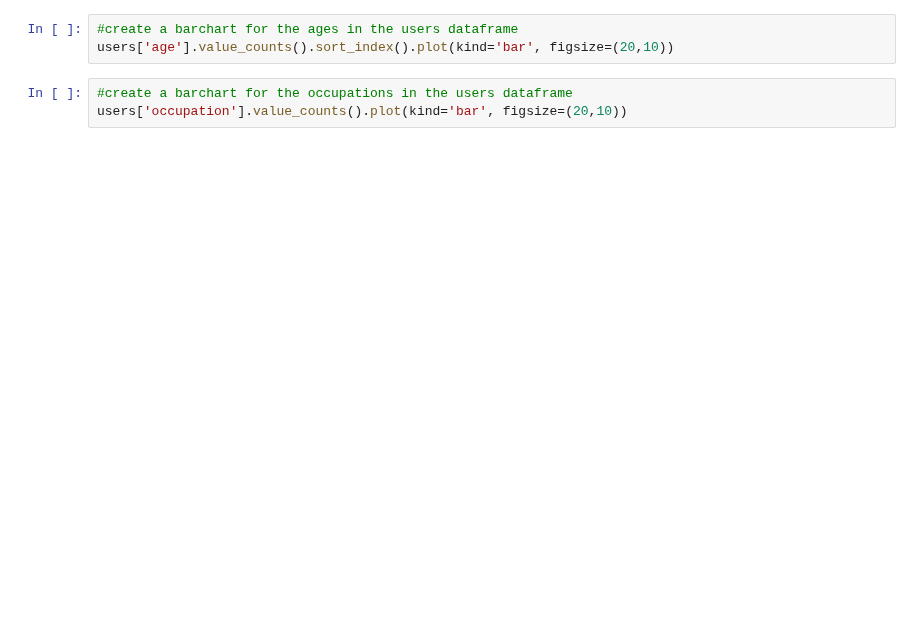
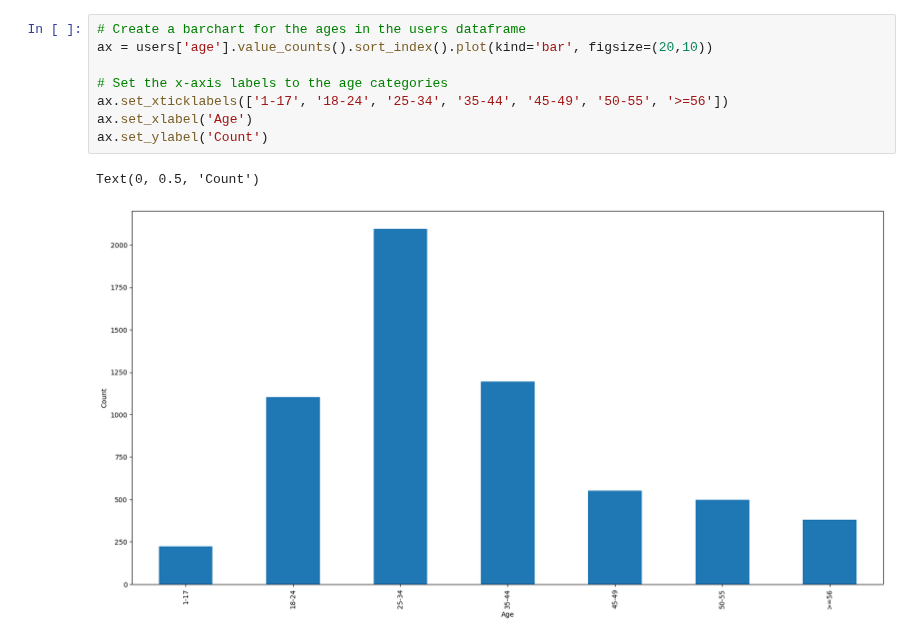
Before and after one commit to FabioArdi/morebo, a Jupyter notebook: EDA.ipynb, the cells around one changed output. Cells and saved outputs as stored; diff of their text form; blank space fills up the shorter version.

```diff
--- a/EDA.ipynb
+++ b/EDA.ipynb
@@ -30,6 +77,11 @@ users['gender'].value_counts().plot(kind='bar', figsize=(20,10))
 # %%
-#create a barchart for the ages in the users dataframe
-users['age'].value_counts().sort_index().plot(kind='bar', figsize=(20,10))
+# Create a barchart for the ages in the users dataframe
+ax = users['age'].value_counts().sort_index().plot(kind='bar', figsize=(20,10))
+
+# Set the x-axis labels to the age categories
+ax.set_xticklabels(['1-17', '18-24', '25-34', '35-44', '45-49', '50-55', '>=56'])
+ax.set_xlabel('Age')
+ax.set_ylabel('Count')
+# %% [output]
+Text(0, 0.5, 'Count')
+[figure, added]
-# %%
-#create a barchart for the occupations in the users dataframe
-users['occupation'].value_counts().plot(kind='bar', figsize=(20,10))
```
Also changed, not shown: parts of 6 cells of this notebook.
